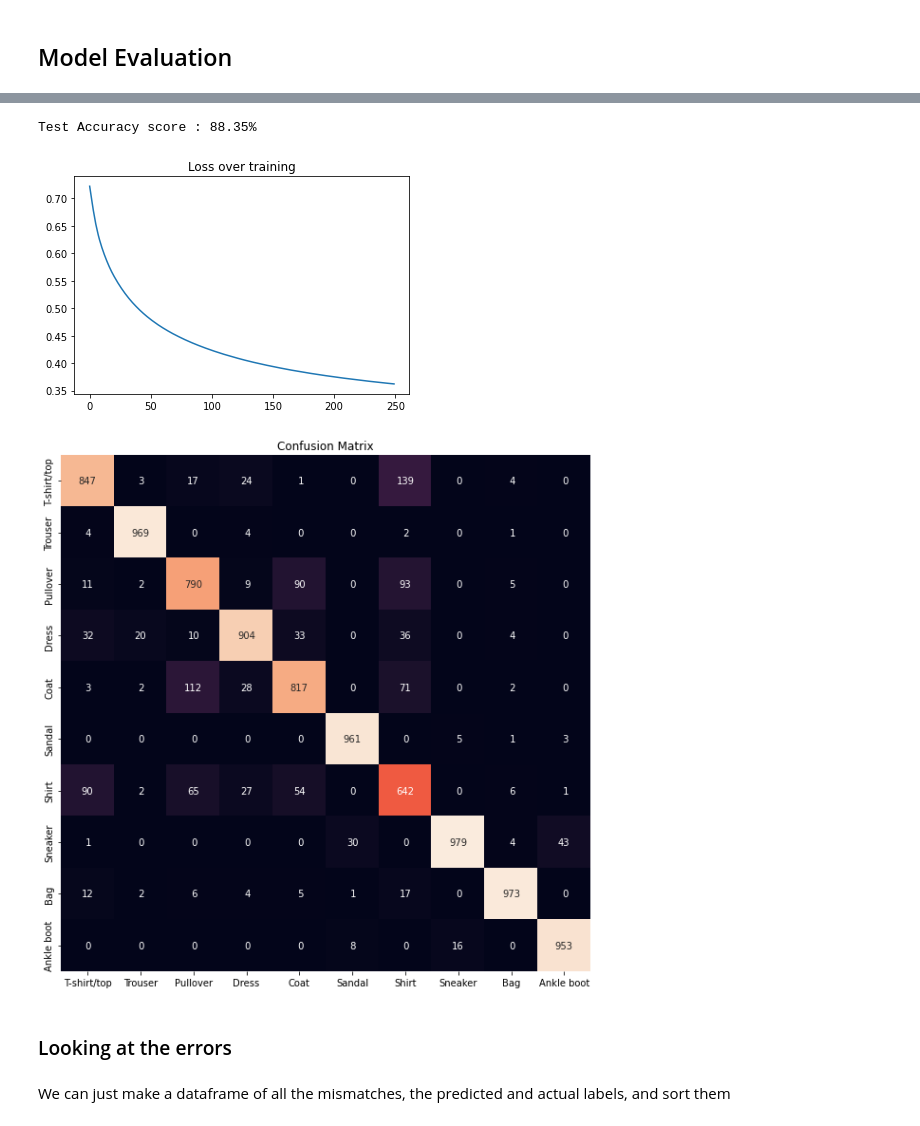
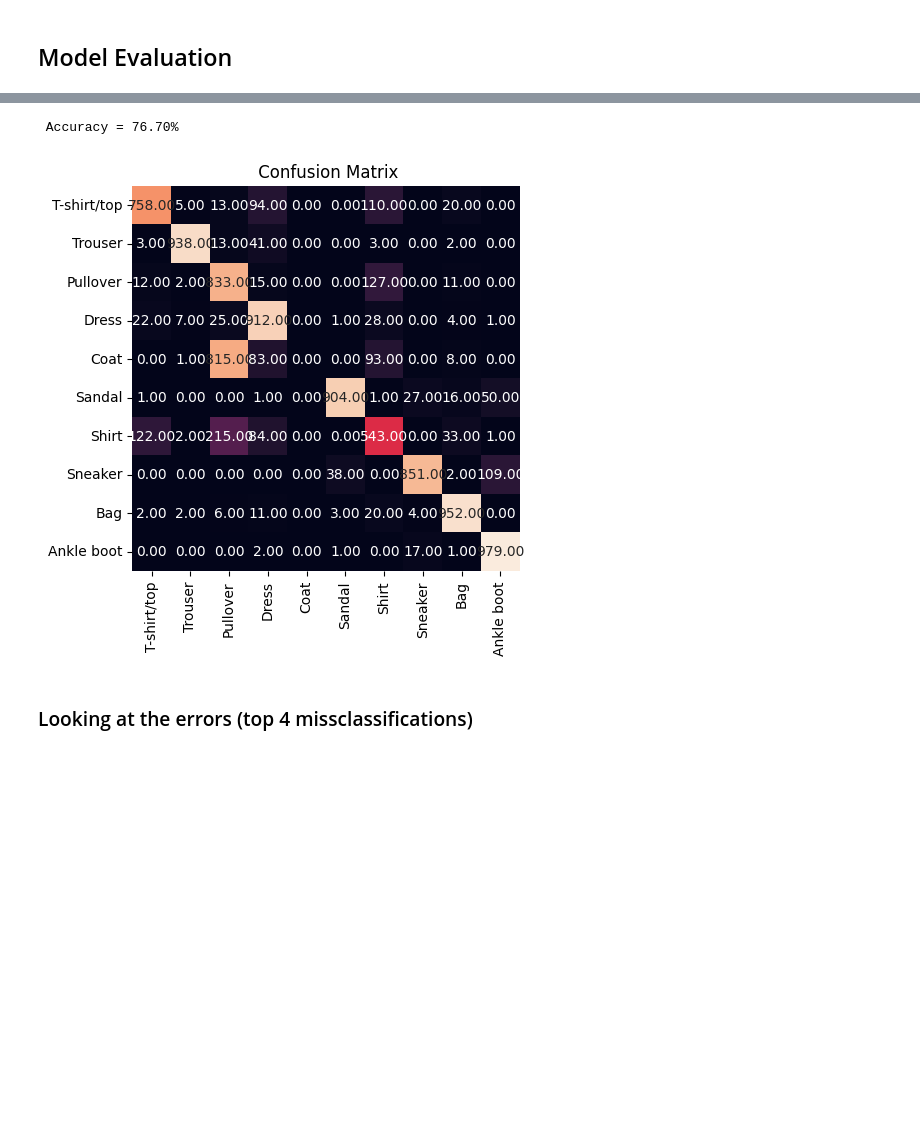
Before and after one commit to karencfisher/forward-forward, a Jupyter notebook: fashion_mnist.ipynb, the cells around one changed output, grey strips where cells are left out. Saved outputs shown, nothing was run; the diff lists cells and outputs as text; code cells hidden in the pictures; blank space fills up the shorter version.

```diff
--- a/fashion_mnist.ipynb
+++ b/fashion_mnist.ipynb
@@ -56,8 +33,8 @@ print(f'{x_train.shape[0]} training examples\n{x_test.shape[0]} testing examples
 train_dataset = Dataset.from_tensor_slices((x_train, y_train))
 test_dataset = Dataset.from_tensor_slices((x_test, y_test))
 
-train_dataset = train_dataset.batch(60000)
-test_dataset = test_dataset.batch(10000)
+train_dataset = train_dataset.batch(64)
+test_dataset = test_dataset.batch(64)
 
-utils.show_samples(x_train, y_train, 4, class_names)
+utils.show_samples(x_train, y_train, class_names)
 # %% [output]
@@ -75,7 +106,7 @@ Downloading data from https://storage.googleapis.com/tensorflow/tf-keras-dataset
 # %% [markdown]
 ## Build and train the Forward-Foward model!
 # %%
-model = FFNetwork([784, 500, 500])
+model = FFNetwork([784, 10], iterations=1)
 
 model.compile(
     optimizer=Adam(learning_rate=0.03),
@@ -84,5 +115,5 @@ model.compile(
     metrics=[Mean()],
 )
 # %%
-history = model.fit(train_dataset, epochs=250, verbose=1)
+history = model.fit(train_dataset, epochs=100, verbose=1)
 # %% [output]
@@ -108,30 +144,9 @@ Epoch 250/250
 # %%
 preds = model.predict(tf.convert_to_tensor(x_test))
 preds = preds.reshape((preds.shape[0], preds.shape[1]))
-results = accuracy_score(preds, y_test)
-print(f"Test Accuracy score : {results*100}%")
-
-plt.plot(range(len(history.history["FinalLoss"])), history.history["FinalLoss"])
-plt.title("Loss over training")
-plt.show()
+utils.evaluate(y_test, preds, class_names, figsize=5)
 # %% [output]
-Test Accuracy score : 88.35%
+ Accuracy = 76.70%
-[figure, old version]
+[figure, new version]
-# %%
-plt.figure(figsize=(10, 10))
-cm = confusion_matrix(preds, y_test)
-sns.heatmap(cm,
-            annot=True,
-            fmt='2d',
-            cbar=False,
-            cmap='rocket',
-            xticklabels=class_names,
-            yticklabels=class_names)
-plt.title('Confusion Matrix')
-plt.show()
-# %% [output]
-[figure, removed]
 # %% [markdown]
-### Looking at the errors
+### Looking at the errors (top 4 missclassifications)
-# %% [markdown]
-We can just make a dataframe of all the mismatches, the predicted and actual labels, and sort them
```
Also changed, not shown: parts of 26 cells of this notebook, 3 other files.
